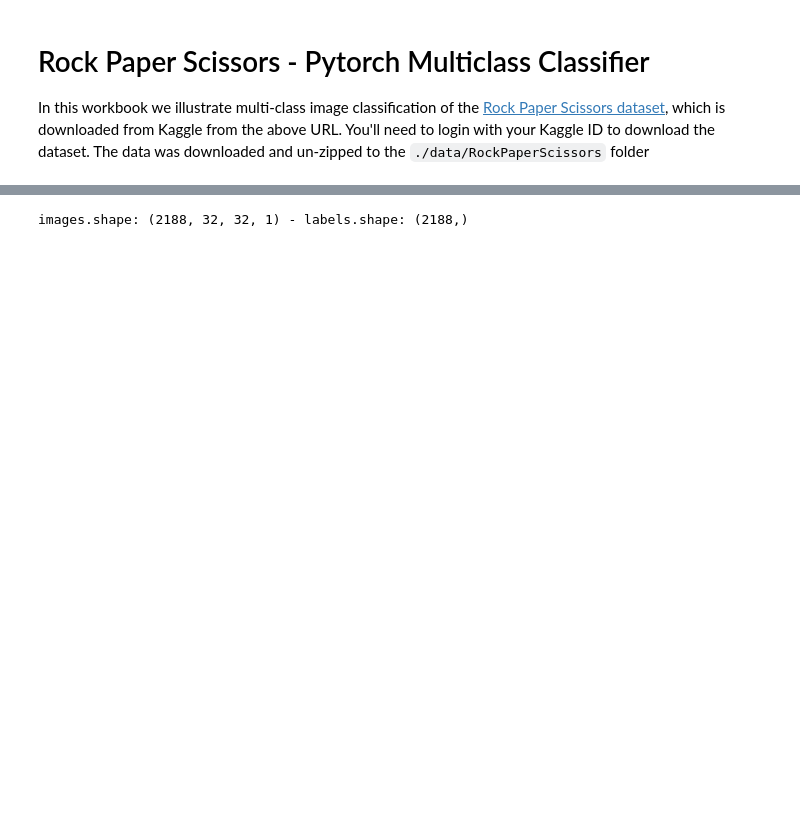
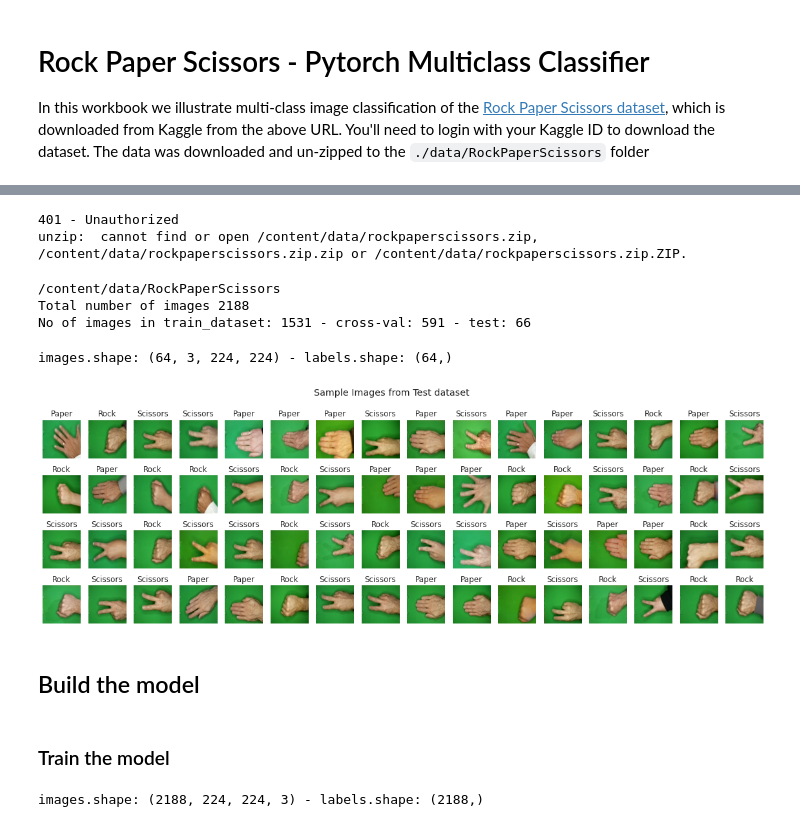
Before and after one commit to mjbhobe/dl-pytorch, a Jupyter notebook: Pytorch - Rock Paper Scissors - Multiclass Classification.ipynb, the cells around one changed output, grey strips where cells are left out. Cells and saved outputs as stored; diff of their text form; code cells hidden in the pictures; blank space fills up the shorter version.

```diff
--- a/Pytorch - Rock Paper Scissors - Multiclass Classification.ipynb
+++ b/Pytorch - Rock Paper Scissors - Multiclass Classification.ipynb
@@ -94,2 +127,72 @@ Using Pytorch version: 1.8.1+cpu. GPU is NOT available
+# %%
+if USE_COLAB:
+    # in google colab
+    !mkdir -p /content/data
+    !kaggle datasets download -d drgfreeman/rockpaperscissors -p /content/data
+    !mkdir /content/data/RockPaperScissors
+    !unzip /content/data/rockpaperscissors.zip -v -d /content/data/RockPaperScissors
+    !rm -r /content/data/rps-cv-images
+else:
+    target_dir = pathlib.Path(os.getcwd()) / "data" / "kaggle"
+    !kaggle datasets download -d drgfreeman/rockpaperscissors -p $target_dir
+    # will download rockpaperscissors.zip to kaggle folder - navigate to that folder & unzip
+    # the zip file - it will create a sub-folder RockPaperScissors
+# %% [output]
+401 - Unauthorized
+unzip:  cannot find or open /content/data/rockpaperscissors.zip, /content/data/rockpaperscissors.zip.zip or /content/data/rockpaperscissors.zip.ZIP.
 # %%
 CLASSES = ['rock', 'paper', 'scissors']
+# %%
+if USE_COLAB:
+    IMAGES_BASE_PATH = (pathlib.Path("/content") / 'data' / 'RockPaperScissors')
+else:
+    IMAGES_BASE_PATH = (pathlib.Path.cwd() / 'data' / 'kaggle' / 'RockPaperScissors')
+print(IMAGES_BASE_PATH)
+
+image_transforms = transforms.Compose([
+    transforms.Resize((224, 224)),
+    transforms.ToTensor()
+])
+
+rps_dataset = datasets.ImageFolder(IMAGES_BASE_PATH, transform=image_transforms)
+print(f"Total number of images {len(rps_dataset)}")
+train_dataset, test_dataset = t3.split_dataset(rps_dataset, split_perc=0.3)
+val_dataset, test_dataset = t3.split_dataset(test_dataset, split_perc=0.1)
+print(
+    f"No of images in train_dataset: {len(train_dataset)} - cross-val: {len(val_dataset)} - test: {len(test_dataset)}"
+)
+# %% [output]
+/content/data/RockPaperScissors
+Total number of images 2188
+No of images in train_dataset: 1531 - cross-val: 591 - test: 66
+# %%
+# display some images from train_dataset
+LABELS = ['Paper', 'Rock', 'Scissors']
+trainloader = torch.utils.data.DataLoader(test_dataset, batch_size=64, shuffle=True)
+data_iter = iter(trainloader)
+sample_images, sample_labels = next(data_iter)
+sample_images, sample_labels = sample_images.cpu().numpy(), sample_labels.cpu().numpy()
+print(f"images.shape: {sample_images.shape} - labels.shape: {sample_labels.shape}")
+
+plt.figure(figsize=(20, 6))
+for i in range(64):
+    plt.subplot(4, 16, i + 1)
+    image = sample_images[i]
+    # label_text = "Pos" if sample_labels[i] == 1 else "Neg"
+    label_text = LABELS[sample_labels[i]]
+    # print(f"images[{i}].shape: {image.shape} ")
+    image = image.transpose((1, 2, 0))
+    # print(f" - AP: images[{i}].shape: {image.shape}")
+    plt.imshow(image.squeeze(), cmap='gray')
+    plt.title(label_text)
+    plt.axis('off')
+plt.suptitle("Sample Images from Test dataset")
+plt.show()
+plt.close()
+# %% [output]
+images.shape: (64, 3, 224, 224) - labels.shape: (64,)
+[figure, added]
+# %% [markdown]
+## Build the model
+# %% [markdown]
+### Train the model
@@ -110,13 +221,13 @@ def get_data(image_paths):
 
     return np.array(images), np.array(labels)
 # %%
-file_pattern = pathlib.Path.cwd() / 'data' / 'RockPaperScissors' /  '*' / '*.png'
-dataset_paths = [*glob.glob(str(file_pattern))]
+file_pattern = IMAGES_BASE_PATH /  '*' / '*.png'
+dataset_paths = list(IMAGES_BASE_PATH.glob("*/*.png"))  # [*glob.glob(str(file_pattern))]
 random.shuffle(dataset_paths)
 images, labels = get_data(dataset_paths)
 print(f"images.shape: {images.shape} - labels.shape: {labels.shape}")
 # %% [output]
-images.shape: (2188, 32, 32, 1) - labels.shape: (2188,)
+images.shape: (2188, 224, 224, 3) - labels.shape: (2188,)
 # %%
 dataset_paths[:10]
 # %% [output]
```
Also changed, not shown: parts of 35 cells of this notebook, 4 other files.
